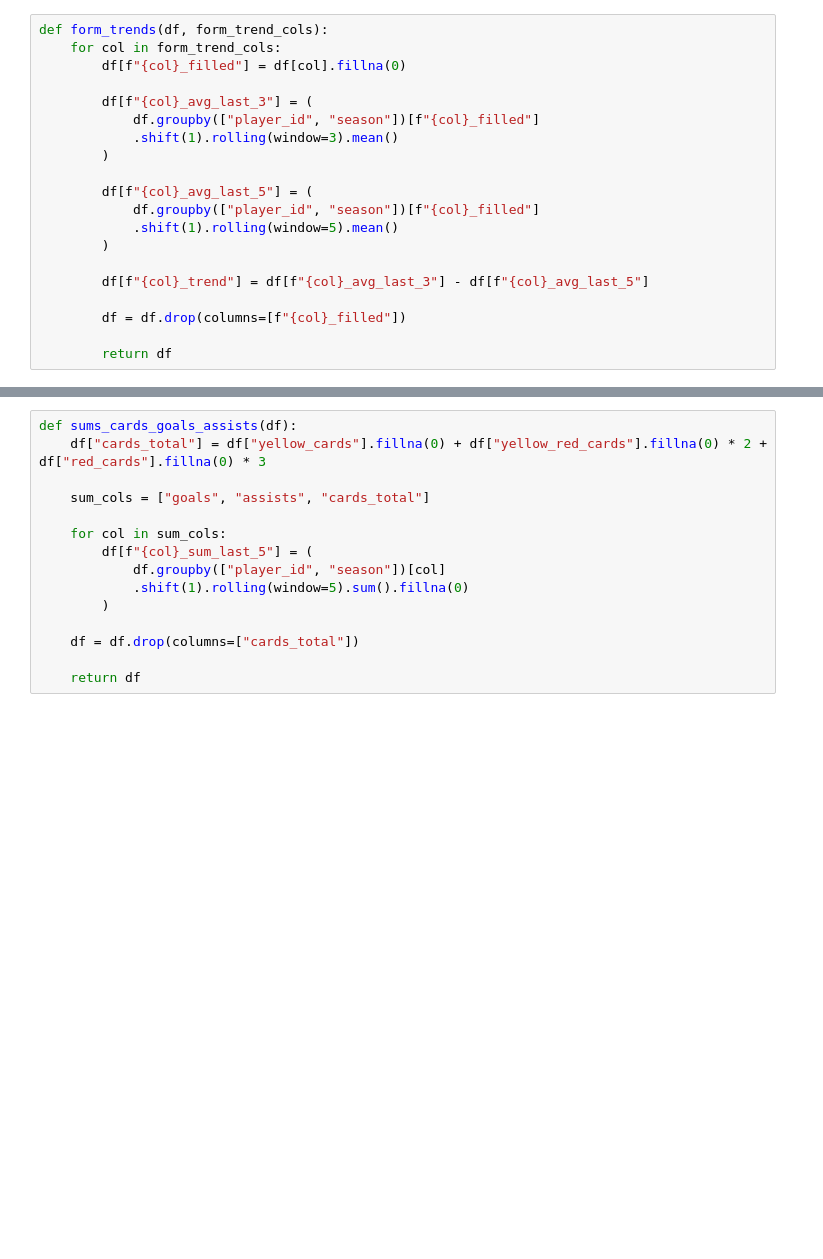
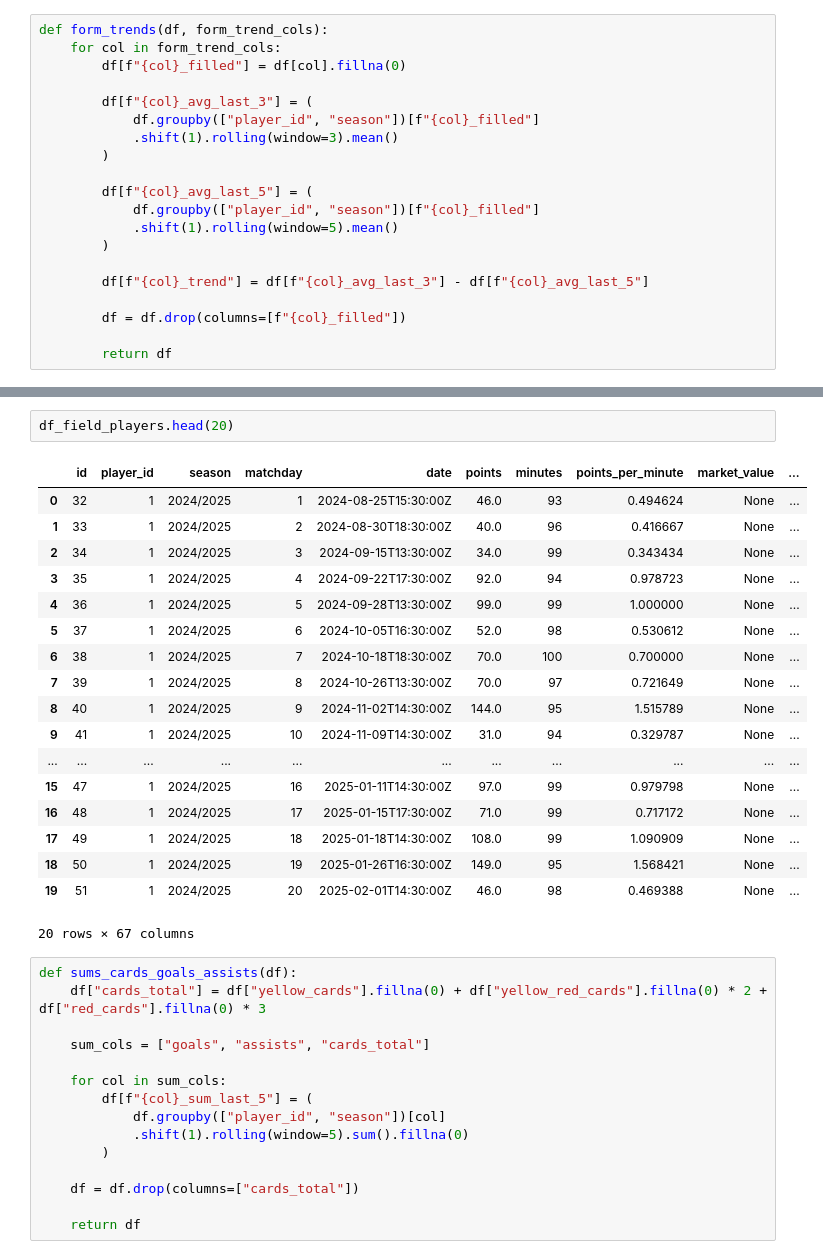
Before and after one commit to PlatoMax/Kickbase-Analytics, a Jupyter notebook: features.ipynb, the cells around one changed output, grey strips where cells are left out. Cells and saved outputs as stored; diff of their text form; blank space fills up the shorter version.

```diff
--- a/features.ipynb
+++ b/features.ipynb
@@ -182,3 +260,24 @@ df_field_players = form_trends(df_field_players)
+# %%
+df_field_players.head(20)
+# %% [output]
+|  | id | player_id | season | matchday | date | points | minutes | points_per_minute | market_value | ... |
+| 0 | 32 | 1 | 2024/2025 | 1 | 2024-08-25T15:30:00Z | 46.0 | 93 | 0.494624 | None | ... |
+| 1 | 33 | 1 | 2024/2025 | 2 | 2024-08-30T18:30:00Z | 40.0 | 96 | 0.416667 | None | ... |
+| 2 | 34 | 1 | 2024/2025 | 3 | 2024-09-15T13:30:00Z | 34.0 | 99 | 0.343434 | None | ... |
+| 3 | 35 | 1 | 2024/2025 | 4 | 2024-09-22T17:30:00Z | 92.0 | 94 | 0.978723 | None | ... |
+| 4 | 36 | 1 | 2024/2025 | 5 | 2024-09-28T13:30:00Z | 99.0 | 99 | 1.000000 | None | ... |
+| 5 | 37 | 1 | 2024/2025 | 6 | 2024-10-05T16:30:00Z | 52.0 | 98 | 0.530612 | None | ... |
+| 6 | 38 | 1 | 2024/2025 | 7 | 2024-10-18T18:30:00Z | 70.0 | 100 | 0.700000 | None | ... |
+| 7 | 39 | 1 | 2024/2025 | 8 | 2024-10-26T13:30:00Z | 70.0 | 97 | 0.721649 | None | ... |
+| 8 | 40 | 1 | 2024/2025 | 9 | 2024-11-02T14:30:00Z | 144.0 | 95 | 1.515789 | None | ... |
+| 9 | 41 | 1 | 2024/2025 | 10 | 2024-11-09T14:30:00Z | 31.0 | 94 | 0.329787 | None | ... |
+| ... | ... | ... | ... | ... | ... | ... | ... | ... | ... | ... |
+| 15 | 47 | 1 | 2024/2025 | 16 | 2025-01-11T14:30:00Z | 97.0 | 99 | 0.979798 | None | ... |
+| 16 | 48 | 1 | 2024/2025 | 17 | 2025-01-15T17:30:00Z | 71.0 | 99 | 0.717172 | None | ... |
+| 17 | 49 | 1 | 2024/2025 | 18 | 2025-01-18T14:30:00Z | 108.0 | 99 | 1.090909 | None | ... |
+| 18 | 50 | 1 | 2024/2025 | 19 | 2025-01-26T16:30:00Z | 149.0 | 95 | 1.568421 | None | ... |
+| 19 | 51 | 1 | 2024/2025 | 20 | 2025-02-01T14:30:00Z | 46.0 | 98 | 0.469388 | None | ... |
+20 rows × 67 columns
 # %%
 def sums_cards_goals_assists(df):
     df["cards_total"] = df["yellow_cards"].fillna(0) + df["yellow_red_cards"].fillna(0) * 2 + df["red_cards"].fillna(0) * 3
```
Also changed, not shown: parts of 7 cells of this notebook, 5 other files.
